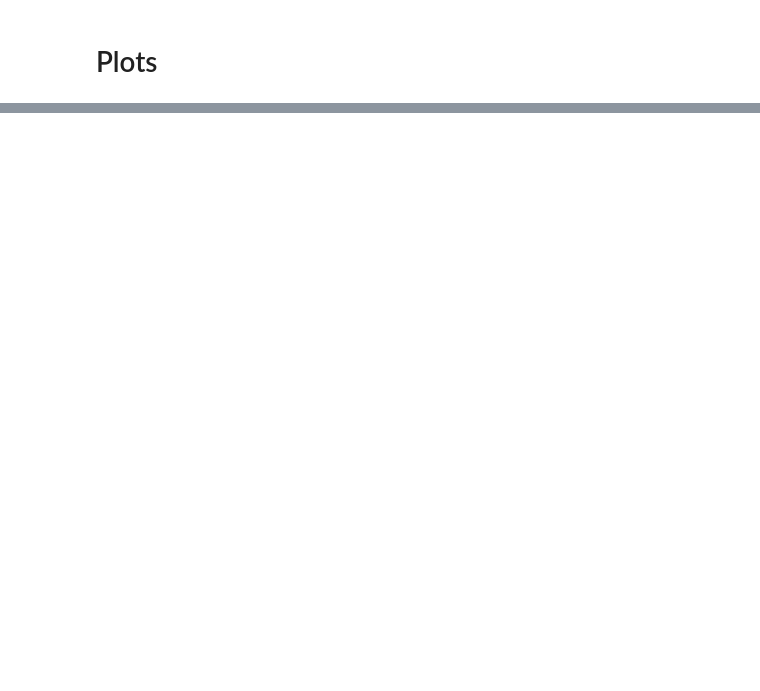
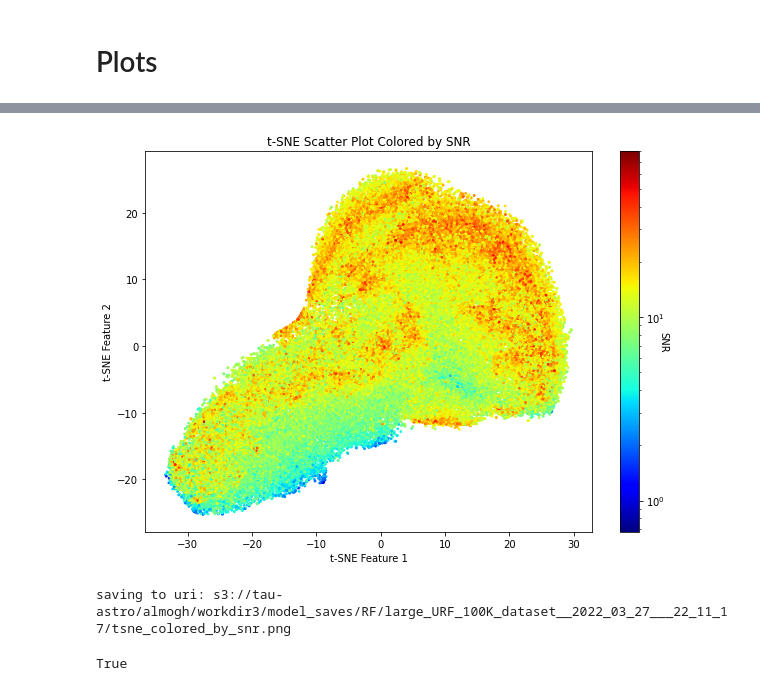
Before and after one commit to almoghershko/thesis, a Jupyter notebook: notebooks/100K/train_urf_100k.ipynb, the cells around one changed output, grey strips where cells are left out. Saved outputs shown, nothing was run; the diff lists cells and outputs as text; code cells hidden in the pictures; blank space fills up the shorter version.

Commit message:
updated the 100K RF training notebook from my laptop (the notebook was on astrophys but had to reset the git there)

```diff
--- a/notebooks/100K/train_urf_100k.ipynb
+++ b/notebooks/100K/train_urf_100k.ipynb
@@ -64,7 +62,7 @@ s3_client = boto3.client("s3", endpoint_url=endpoint_url)
 sys.path.insert(1, local_code_dir_path)
 from s3 import to_s3_npy, to_s3_pkl, from_s3_npy, from_s3_pkl, to_s3_fig
 # %%
-retrain = True
+retrain = False
 save_RF_dis_mat = False
 save_RF_name = 'large_URF_100K_dataset'
 
@@ -73,7 +71,7 @@ if retrain:
     from datetime import datetime
     save_RF_dir = save_RF_name + '__' + datetime.now().strftime("%Y_%m_%d___%H_%M_%S")
 else:
-    save_RF_dir = 'large_URF_100K_dataset2022_03_26___22_54_46/'
+    save_RF_dir = 'large_URF_100K_dataset__2022_03_27___22_11_17/'
 s3_urf_save_dir_path = os.path.join(s3_saves_dir_path, 'RF', save_RF_dir)
 print('save folder (S3): ' + s3_urf_save_dir_path)
 # %% [output]
@@ -171,7 +165,7 @@ if retrain:
 
     # fit the forest to the data
     print('fitting RF...')
-    rf.fit(Z_train, y_train, prefer="processes")
+    rf.fit(Z_train, y_train, prefer="threads", n_jobs=16)
     print('done.')
 
 else:
@@ -260,8 +261,11 @@ else:
 # %%
 if retrain:
     print('Calculating the distance matrix')
-    from CustomRandomForest import build_distance_matrix
-    dist_mat = build_distance_matrix(X_train_leaves, Y_train_hat)
+    from CustomRandomForest import build_similarity_matrix
+    sim_mat = build_similarity_matrix(X_train_leaves, Y_train_hat)
+    print('Calculating the distance matrix')
+    dist_mat = 1-sim_mat
+    del sim_mat
 
     if save_RF_dis_mat:
         print('Saving the distance matrix')
@@ -269,4 +273,4 @@ if retrain:
 else:
     if save_RF_dis_mat:
         print('Loading the distance matrix')
-        dist_mat = load_s3_npy(s3_client, bucket_name, os.path.join(s3_urf_save_dir_path, 'dist_mat.npy'))
+        dist_mat = from_s3_npy(s3_client, bucket_name, os.path.join(s3_urf_save_dir_path, 'dist_mat.npy'))
@@ -329,14 +386,18 @@ if retrain:
 # %%
 fig = plt.figure(figsize=(10,7))
 ax = fig.add_subplot(111)
 import matplotlib.colors as colors
-snr = gs_train.loc[I_train].snMedian
+snr = gs.loc[I_train].snMedian
 im_scat = ax.scatter(sne[:,0], sne[:,1], s=3, c=snr, cmap=plt.cm.get_cmap('jet'), norm=colors.LogNorm(vmin=snr.min(), vmax=80))
 ax.set_xlabel('t-SNE Feature 1')
 ax.set_ylabel('t-SNE Feature 2')
 ax.set_title(r't-SNE Scatter Plot Colored by SNR')
 clb = fig.colorbar(im_scat, ax=ax)
 clb.ax.set_ylabel('SNR', rotation=270)
 plt.show()
 
 to_s3_fig(fig, s3_client, bucket_name, os.path.join(s3_urf_save_dir_path, 'tsne_colored_by_snr.png'))
+# %% [output]
+[figure, added]
+saving to uri: s3://tau-astro/almogh/workdir3/model_saves/RF/large_URF_100K_dataset__2022_03_27___22_11_17/tsne_colored_by_snr.png
+True
```
Also changed, not shown: parts of 16 cells of this notebook.
